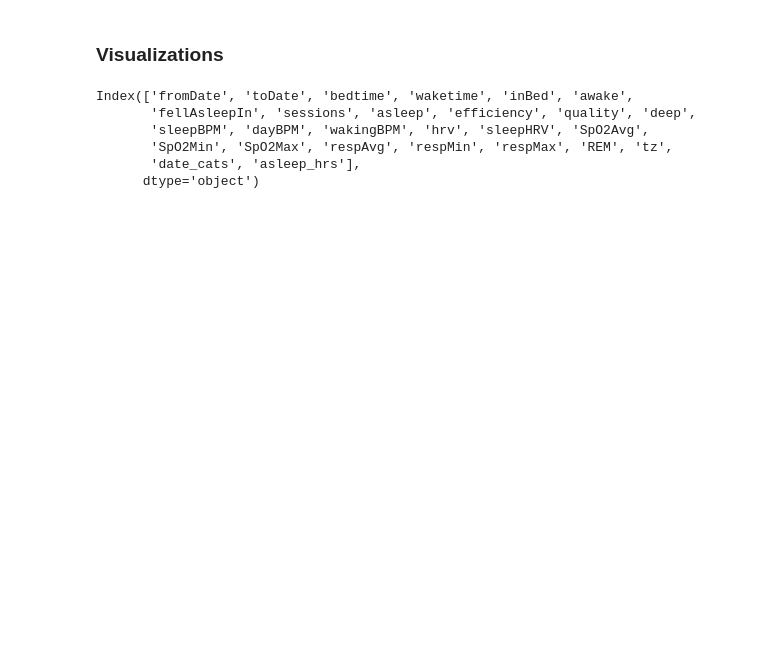
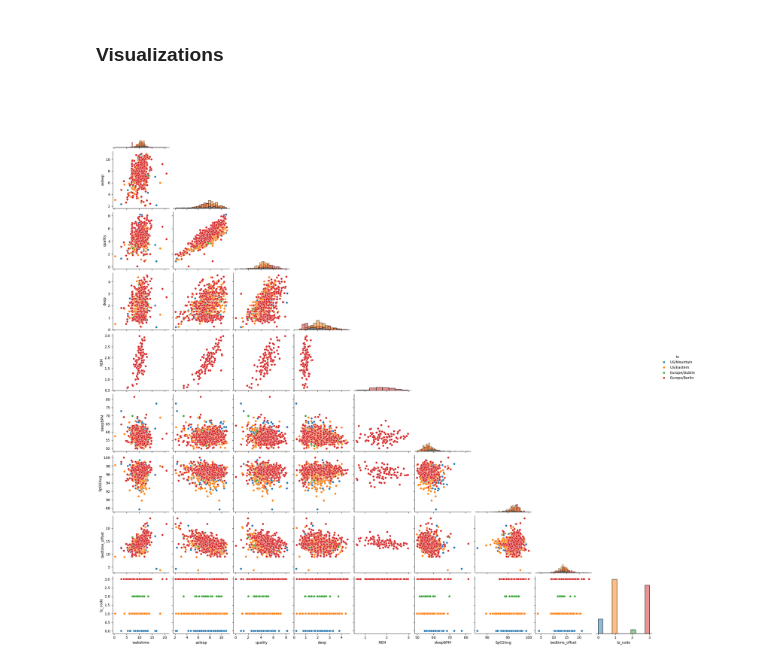
Before and after one commit to emilycardwell/sleep-study, a Jupyter notebook: sleep.ipynb, the cells around one changed output. Cells and saved outputs as stored; diff of their text form; code cells hidden in the pictures; blank space fills up the shorter version.

```diff
--- a/sleep.ipynb
+++ b/sleep.ipynb
@@ -203,9 +213,9 @@ max       10.270000
 Name: time_diff, dtype: float64
 # %%
 # excluded_dates (outliers) = 2 std devs from mean
-upper_lim = mult_sesh_df['time_diff'].mean() + 2*mult_sesh_df['time_diff'].std()
-lower_lim = mult_sesh_df['time_diff'].mean() - 2*mult_sesh_df['time_diff'].std()
-excluded_dates = mult_sesh_df.loc[(mult_sesh_df['time_diff'] > upper_lim) | \
-    (mult_sesh_df['time_diff'] < lower_lim)]
-print('loss: ', f'{np.round((len(excluded_dates)/len(mult_sesh_df)*100), 2)}%')
+upper_lim = cat_df['time_diff'].mean() + 2*cat_df['time_diff'].std()
+lower_lim = cat_df['time_diff'].mean() - 2*cat_df['time_diff'].std()
+excluded_dates = cat_df.loc[(cat_df['time_diff'] > upper_lim) | \
+    (cat_df['time_diff'] < lower_lim)]
+print('loss: ', f'{np.round((len(excluded_dates)/len(cat_df)*100), 2)}%')
 # %% [output]
@@ -257,0 +344,13 @@ mean deep 02:06:30
+# %%
+# make tz code
+def tz_code(tz):
+    if tz == 'US/Mountain':
+        return 0
+    elif tz == 'US/Eastern':
+        return 1
+    elif tz == 'Europe/Dublin':
+        return 2
+    elif tz == 'Europe/Berlin':
+        return 3
+    else:
+        return 4
@@ -258,13 +379,8 @@ mean deep 02:06:30
 # %% [markdown]
 ### Visualizations
-# %%
-# viz_df for plotting
-viz_df = filtered_df.copy()
-viz_df.columns
-# %% [output]
-Index(['fromDate', 'toDate', 'bedtime', 'waketime', 'inBed', 'awake',
-       'fellAsleepIn', 'sessions', 'asleep', 'efficiency', 'quality', 'deep',
-       'sleepBPM', 'dayBPM', 'wakingBPM', 'hrv', 'sleepHRV', 'SpO2Avg',
-       'SpO2Min', 'SpO2Max', 'respAvg', 'respMin', 'respMax', 'REM', 'tz',
-       'date_cats', 'asleep_hrs'],
-      dtype='object')
+# %%
+pair_df = btwt_df.drop(columns=['bedtime'])
+ax = sns.pairplot(pair_df, hue="tz", diag_kind="hist", corner=True)
+plt.show(ax)
+# %% [output]
+[figure, added]
```
Also changed, not shown: parts of 33 cells of this notebook.
